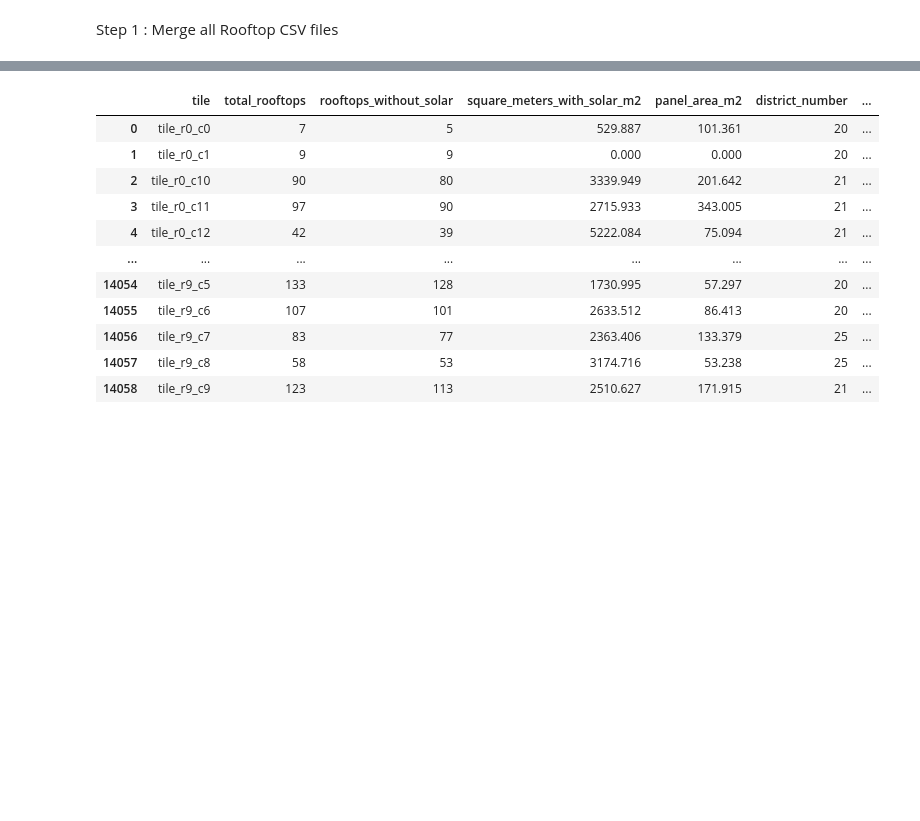
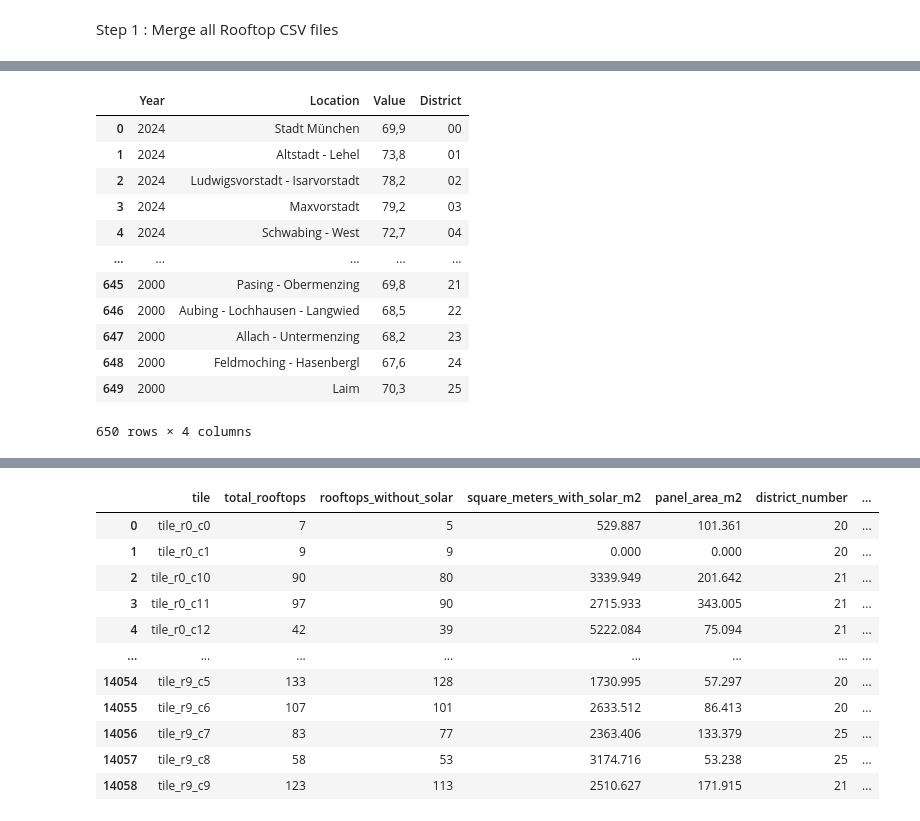
Before and after one commit to AhmedElsherif04/SolarPanelMunich, a Jupyter notebook: GeoJsontoZip/mergeColums.ipynb, the cells around one changed output, grey strips where cells are left out. Drawn from its saved outputs; the diff is of its cells as text; code cells hidden in the pictures; blank space fills up the shorter version.

```diff
--- a/GeoJsontoZip/mergeColums.ipynb
+++ b/GeoJsontoZip/mergeColums.ipynb
@@ -53,6 +53,7 @@ df_old = pd.read_csv("/home/elsherif/Desktop/Thesis/ViewPython/data/CSV_data/pop
 df_young = pd.read_csv("/home/elsherif/Desktop/Thesis/ViewPython/data/CSV_data/population/young_population.csv")
 df_total_population = pd.read_csv("/home/elsherif/Desktop/Thesis/ViewPython/data/CSV_data/population/overall_population.csv")
 df_houses = pd.read_csv("/home/elsherif/Desktop/Thesis/ViewPython/data/CSV_data/Houses/standAloneHouses.csv")
+df_employed = pd.read_csv("/home/elsherif/Desktop/Thesis/ViewPython/data/CSV_data/Unemployment/cleaned_districts_able_to_work.csv")
 # %%
 df_unemployment["District"] = df_unemployment["District"].astype(str).str.zfill(2)
 df_average_age["District"] = df_average_age["District"].astype(str).str.zfill(2)
@@ -61,6 +62,23 @@ df_young["District"] = df_young["District"].astype(str).str.zfill(2)
 df_total_population["District"] = df_total_population["District"].astype(str).str.zfill(2)
 df_houses["District"] = df_houses["District"].astype(str).str.zfill(2)
 df_tiles["district_number"] = df_tiles["district_number"].astype(str).str.zfill(2)
+df_employed["District"] = df_employed["District"].astype(str).str.zfill(2)
+# %%
+df_employed
+# %% [output]
+|  | Year | Location | Value | District |
+| 0 | 2024 | Stadt München | 69,9 | 00 |
+| 1 | 2024 | Altstadt - Lehel | 73,8 | 01 |
+| 2 | 2024 | Ludwigsvorstadt - Isarvorstadt | 78,2 | 02 |
+| 3 | 2024 | Maxvorstadt | 79,2 | 03 |
+| 4 | 2024 | Schwabing - West | 72,7 | 04 |
+| ... | ... | ... | ... | ... |
+| 645 | 2000 | Pasing - Obermenzing | 69,8 | 21 |
+| 646 | 2000 | Aubing - Lochhausen - Langwied | 68,5 | 22 |
+| 647 | 2000 | Allach - Untermenzing | 68,2 | 23 |
+| 648 | 2000 | Feldmoching - Hasenbergl | 67,6 | 24 |
+| 649 | 2000 | Laim | 70,3 | 25 |
+650 rows × 4 columns
 # %%
 df_merged = df_tiles.merge(
     df_unemployment[['Year', 'District', 'Value']],
```
Also changed, not shown: parts of 6 cells of this notebook, 4 other files.
